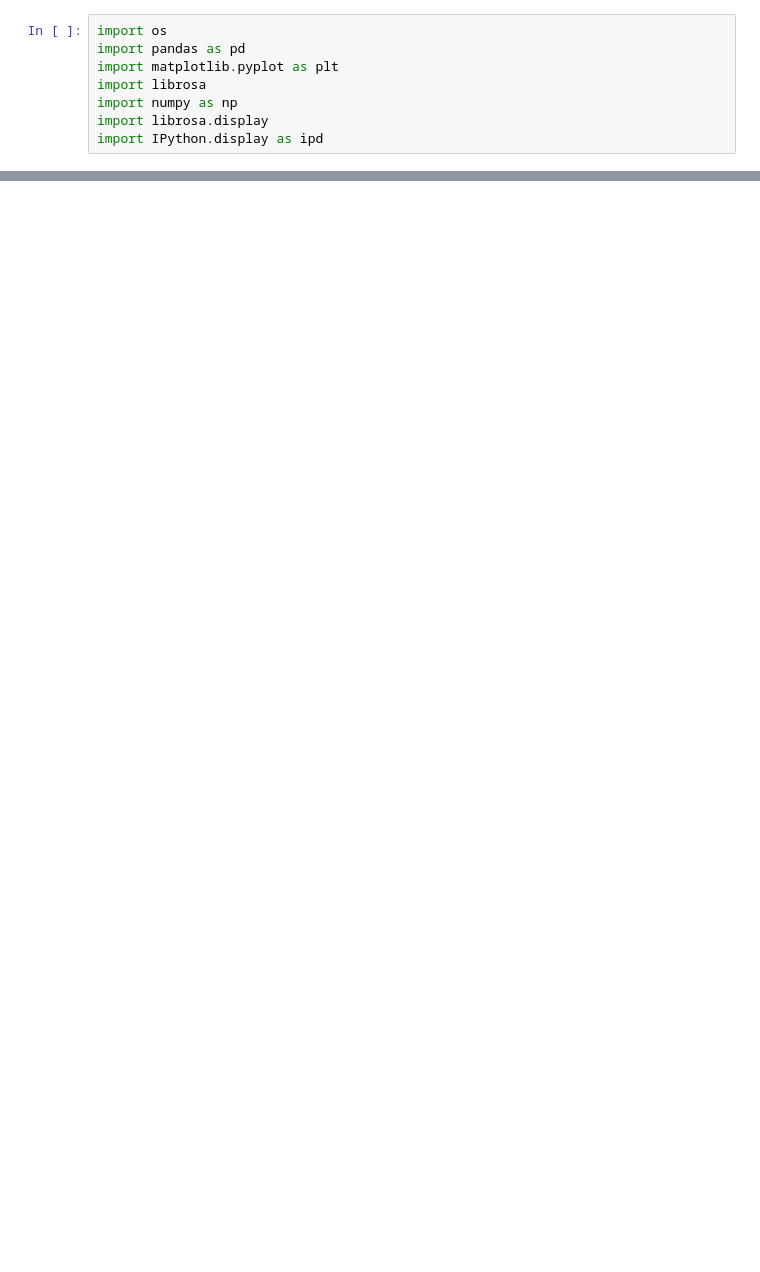
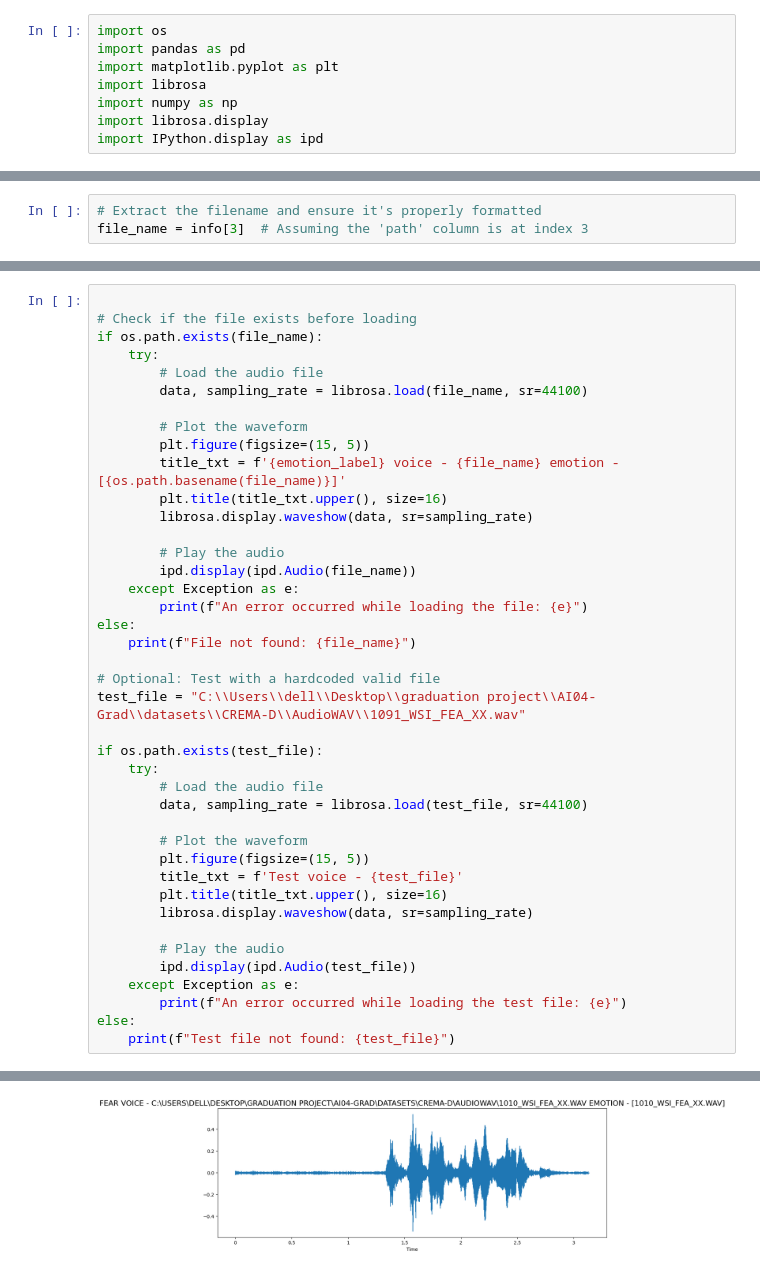
Before and after one commit to faridramyy/AI04-Grad, a Jupyter notebook: speechEmtionRecognitionusingCNN.ipynb, the cells around one changed output, grey strips where cells are left out. Cells and saved outputs as stored; diff of their text form; blank space fills up the shorter version.

```diff
--- a/speechEmtionRecognitionusingCNN.ipynb
+++ b/speechEmtionRecognitionusingCNN.ipynb
@@ -51,0 +119,3 @@ NameError: name 'CREMA' is not defined
+# %%
+# Extract the filename and ensure it's properly formatted
+file_name = info[3]  # Assuming the 'path' column is at index 3
@@ -51,0 +140,42 @@ NameError: name 'CREMA' is not defined
+# %%
+
+# Check if the file exists before loading
+if os.path.exists(file_name):
+    try:
+        # Load the audio file
+        data, sampling_rate = librosa.load(file_name, sr=44100)
+
+        # Plot the waveform
+        plt.figure(figsize=(15, 5))
+        title_txt = f'{emotion_label} voice - {file_name} emotion - [{os.path.basename(file_name)}]'
+        plt.title(title_txt.upper(), size=16)
+        librosa.display.waveshow(data, sr=sampling_rate)
+
+        # Play the audio
+        ipd.display(ipd.Audio(file_name))
+    except Exception as e:
+        print(f"An error occurred while loading the file: {e}")
+else:
+    print(f"File not found: {file_name}")
+
+# Optional: Test with a hardcoded valid file
+test_file = "C:\\Users\\dell\\Desktop\\graduation project\\AI04-Grad\\datasets\\CREMA-D\\AudioWAV\\1091_WSI_FEA_XX.wav"
+
+if os.path.exists(test_file):
+    try:
+        # Load the audio file
+        data, sampling_rate = librosa.load(test_file, sr=44100)
+
+        # Plot the waveform
+        plt.figure(figsize=(15, 5))
+        title_txt = f'Test voice - {test_file}'
+        plt.title(title_txt.upper(), size=16)
+        librosa.display.waveshow(data, sr=sampling_rate)
+
+        # Play the audio
+        ipd.display(ipd.Audio(test_file))
+    except Exception as e:
+        print(f"An error occurred while loading the test file: {e}")
+else:
+    print(f"Test file not found: {test_file}")
+# %% [output]
@@ -51,0 +184 @@ NameError: name 'CREMA' is not defined
+[figure, added]
```
Also changed, not shown: parts of 18 cells of this notebook, 3 other files.
